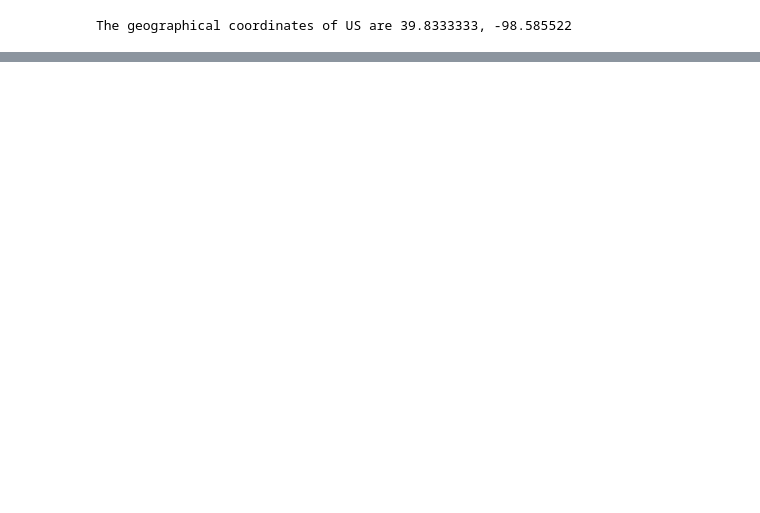
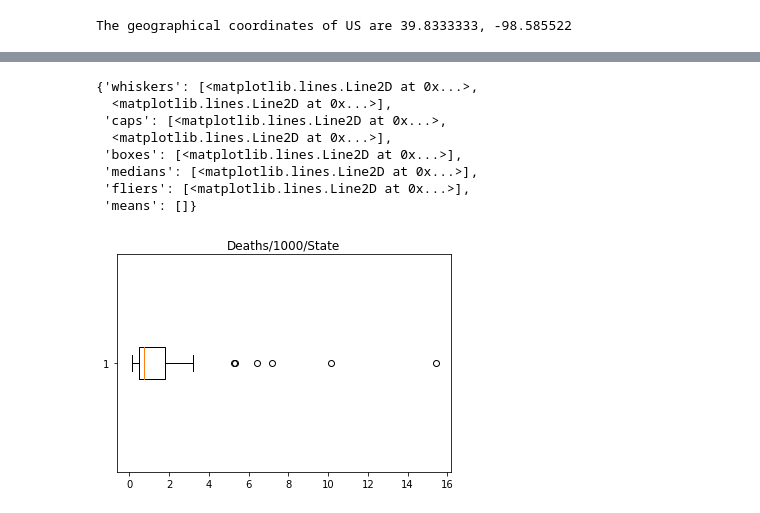
Before and after one commit to patakib/Data-Science-Projects, a Jupyter notebook: USA-COVID.ipynb, the cells around one changed output, grey strips where cells are left out. Cells and saved outputs as stored; diff of their text form; code cells hidden in the pictures; blank space fills up the shorter version.

```diff
--- a/USA-COVID.ipynb
+++ b/USA-COVID.ipynb
@@ -468,3 +506,17 @@ for lat, lng, death1000, state in zip(df_state['latitude'], df_state['longitude'
 map_us_deaths1000
 # %% [output]
 [interactive output not drawn]
+# %%
+fig1, ax1 = plt.subplots()
+ax1.set_title('Deaths/1000/State')
+ax1.boxplot(df_state['Deaths/1000'],vert=False)
+# %% [output]
+{'whiskers': [<matplotlib.lines.Line2D at 0x...>,
+  <matplotlib.lines.Line2D at 0x...>],
+ 'caps': [<matplotlib.lines.Line2D at 0x...>,
+  <matplotlib.lines.Line2D at 0x...>],
+ 'boxes': [<matplotlib.lines.Line2D at 0x...>],
+ 'medians': [<matplotlib.lines.Line2D at 0x...>],
+ 'fliers': [<matplotlib.lines.Line2D at 0x...>],
+ 'means': []}
+[figure, added]
```
Also changed, not shown: parts of 47 cells of this notebook.
